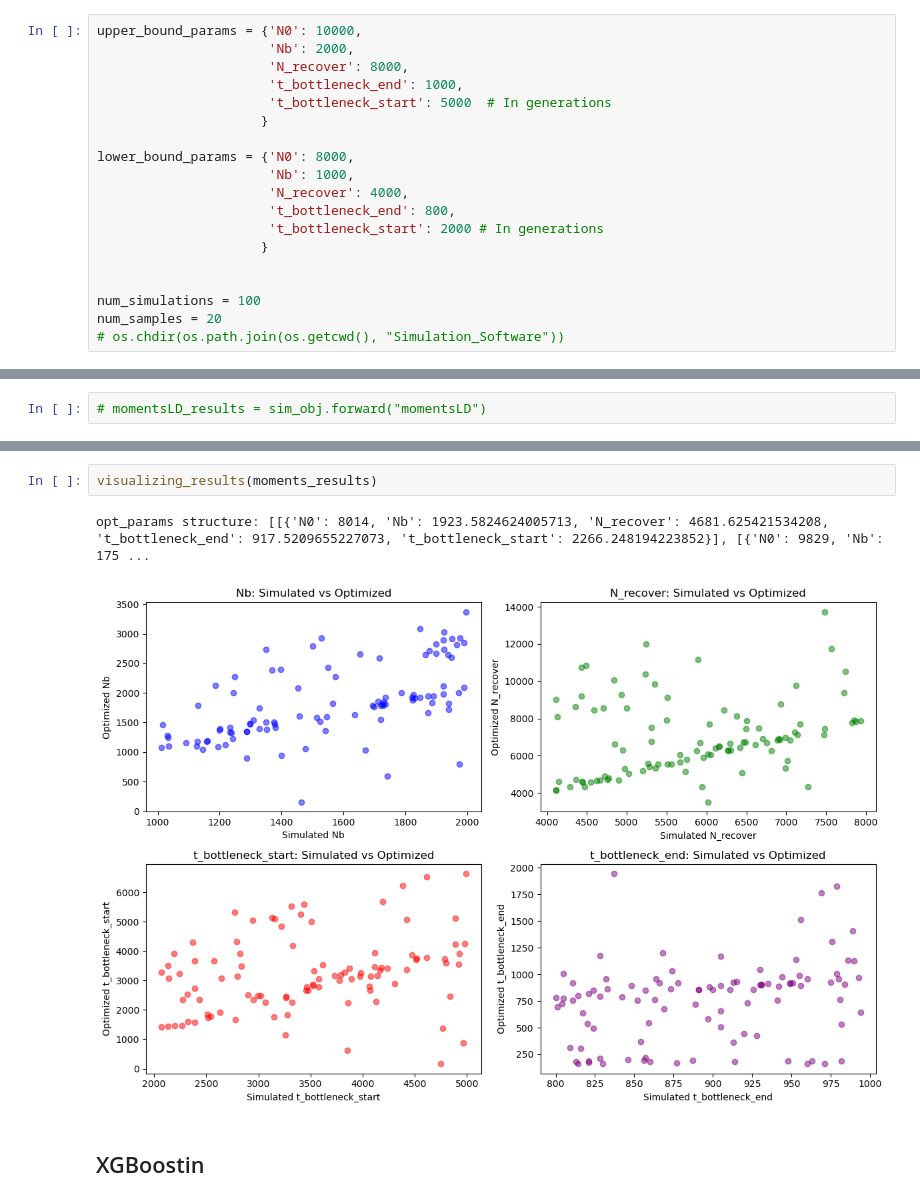
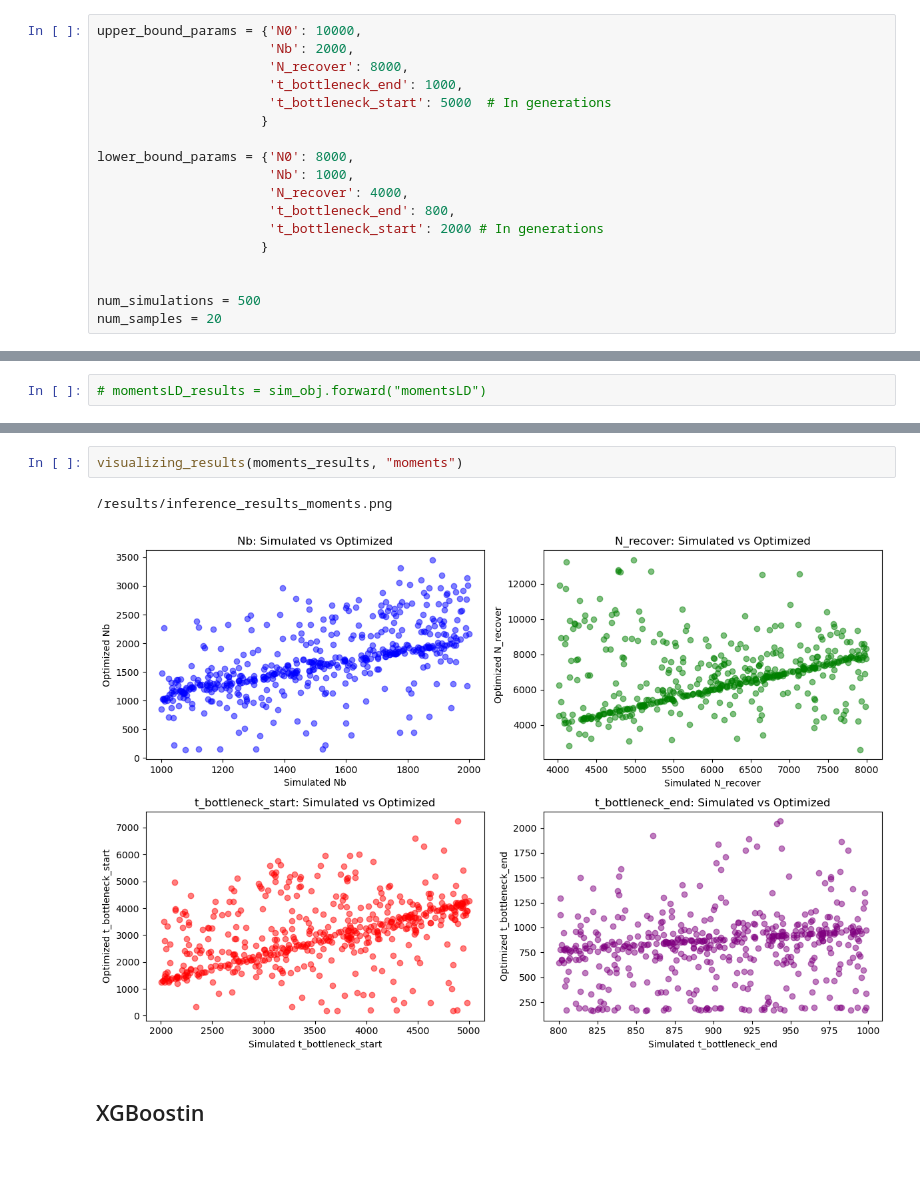
Before and after one commit to ak1376/Demographic_Inference, a Jupyter notebook: bottleneck.ipynb, the cells around one changed output, grey strips where cells are left out. Drawn from its saved outputs; the diff is of its cells as text; blank space fills up the shorter version.

```diff
--- a/bottleneck.ipynb
+++ b/bottleneck.ipynb
@@ -126,6 +35,5 @@ lower_bound_params = {'N0': 8000,
                      }
 
 
-num_simulations = 100
+num_simulations = 500
 num_samples = 20
-# os.chdir(os.path.join(os.getcwd(), "Simulation_Software"))
@@ -589,8 +99,8 @@ opt_params structure: [[{'N0': 8014, 'Nb': 1632.2039437764956, 'N_recover': 4530
 # %%
-visualizing_results(moments_results)
+visualizing_results(moments_results, "moments")
 # %% [output]
-opt_params structure: [[{'N0': 8014, 'Nb': 1923.5824624005713, 'N_recover': 4681.625421534208, 't_bottleneck_end': 917.5209655227073, 't_bottleneck_start': 2266.248194223852}], [{'N0': 9829, 'Nb': 175 ...
+/results/inference_results_moments.png
-[figure, old version]
+[figure, new version]
 # %% [markdown]
 ## XGBoostin
 # %%
```
Also changed, not shown: parts of 51 cells of this notebook, 22 other files.
